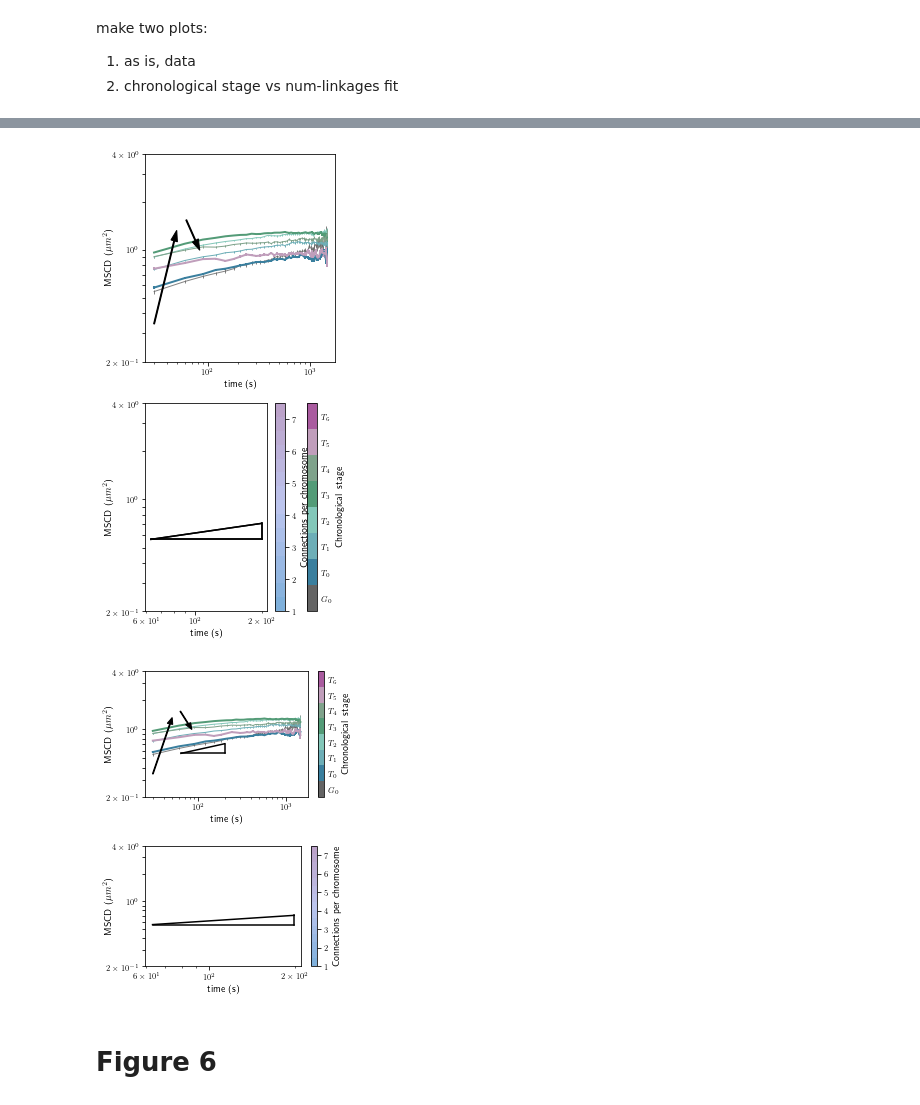
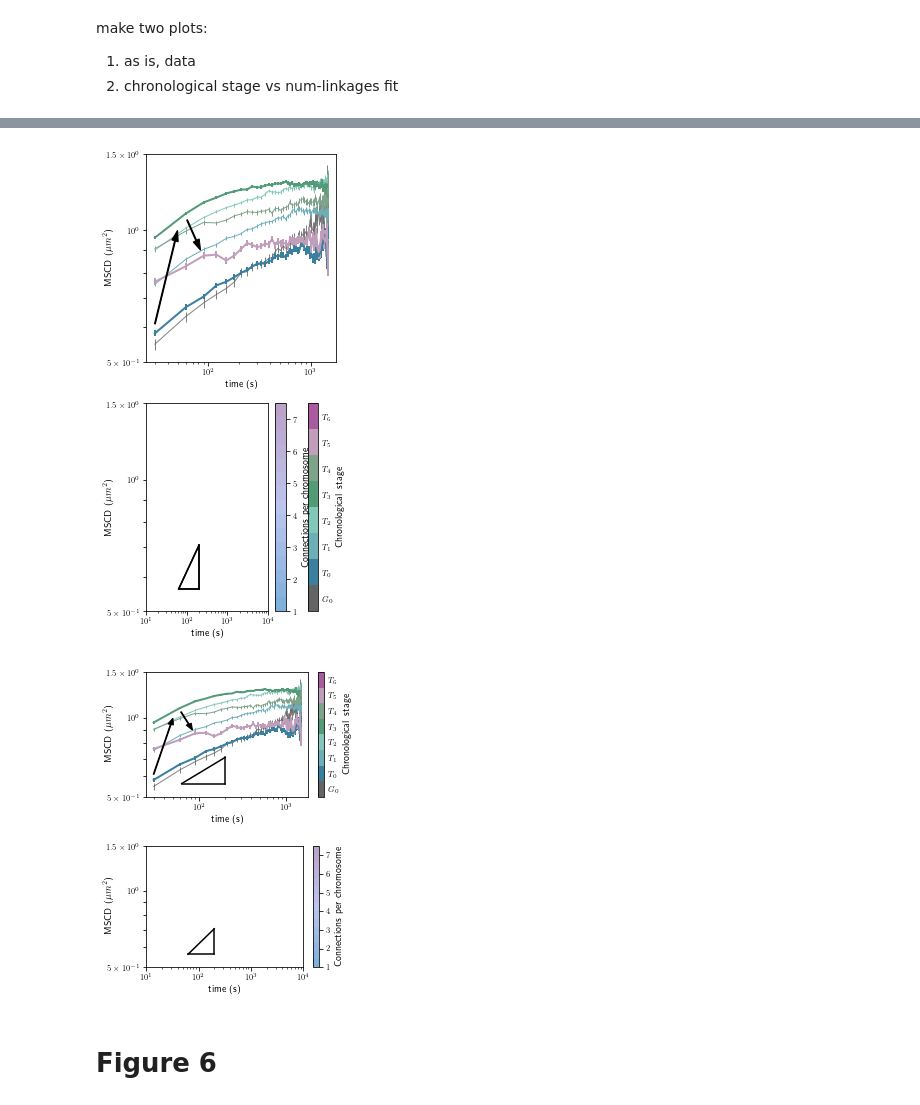
Before and after one commit to brunobeltran/multi_locus_analysis, a Jupyter notebook: doc/source/pnas-figures.ipynb, the cells around one changed output, grey strips where cells are left out. Cells and saved outputs as stored; diff of their text form; code cells hidden in the pictures.

```diff
--- a/doc/source/pnas-figures.ipynb
+++ b/doc/source/pnas-figures.ipynb
@@ -437,7 +444,9 @@ for strain in strains_for_plateau:
     averages = d.groupby('meiosis').apply(average_end_times)
     plateaus[strain] = averages.loc['t0':'t6']
 # %%
-def fig4ac(ax, strain=('URA3', 'WT'), arrows=True):
+ymax = 1.5
+
+def fig5ac(ax, strain=('URA3', 'WT'), arrows=True):
     msds_file = burgess.burgess_dir / Path('msds_dvel_unp.csv')
     if not msds_file.exists():
         burgess.msds.precompute_msds()
@@ -463,7 +472,7 @@ def fig4ac(ax, strain=('URA3', 'WT'), arrows=True):
                                       c=long_listed_cmap(long_cnorm(t)), zorder=zorder,
                                       alpha=alpha, lw=linewidth)
     #     bplt.draw_power_law_triangle(alpha=0.2, x0=[100, 0.5], width=0.7, orientation='down', x0_logscale=False, label=r'$\alpha=0.2$', label_padding=0.02)
-    ax.set_ylim([0.5, 1.5])
+    ax.set_ylim([0.5, ymax])
     ax.set_xlim(ax.get_xlim())  # default is good, but needs stay fixed
 
     ## draw the two arrows
@@ -495,13 +504,13 @@ def fig4ac(ax, strain=('URA3', 'WT'), arrows=True):
 
 
     ## ticks, labels, etc
-    ax.set_yticks([0.5, 0.6, 0.7, 0.8, 0.9, 1, 2])#, [r"$5\times{}10^{-1}$", "$10^0$"])
-    ax.set_yticklabels([r"$5\times{}10^{-1}$", "", "", "", "", "$10^0$", ""])
+    ax.set_yticks([0.5, 0.6, 0.7, 0.8, 0.9, 1, ymax])#, [r"$5\times{}10^{-1}$", "$10^0$"])
+    ax.set_yticklabels([r"$5\times{}10^{-1}$", "", "", "", "", "$10^0$", f"${ymax}" + r"\times{}10^{0}$"])
     ax.set_xlabel('time (s)')
     ax.set_ylabel('MSCD ($\mu{}m^2$)', labelpad=-float(mpl.rcParams['font.size']))
     return ax
 
-def fig4b(ax):
+def fig5b(ax):
     cb = plt.colorbar(sim_sm_continuous, ticks=sim_locator)
     cb.set_label('Connections per chromosome')
     cb.ax.tick_params(axis='both', which='major', labelsize=mpl.rcParams['font.size'])
@@ -509,8 +518,8 @@ def fig4b(ax):
     ax.set_xscale('log')
     ax.set_xlim([10, 10**4])
     ax.set_ylim([0.5, 1.5])
-    ax.set_yticks([0.5, 0.6, 0.7, 0.8, 0.9, 1, 2])#, [r"$5\times{}10^{-1}$", "$10^0$"])
-    ax.set_yticklabels([r"$5\times{}10^{-1}$", "", "", "", "", "$10^0$", r"$2\times{}10^{0}$"])
+    ax.set_yticks([0.5, 0.6, 0.7, 0.8, 0.9, 1, ymax])#, [r"$5\times{}10^{-1}$", "$10^0$"])
+    ax.set_yticklabels([r"$5\times{}10^{-1}$", "", "", "", "", "$10^0$", f"${ymax}" + r"\times{}10^{0}$"])
 #     ax.set_ylim([0.2, 3.5])
 #     ax.set_yticks([0.2, 0.3, 0.4, 0.5, 0.6, 0.7, 0.8, 0.9, 1., 2., 3.])
 #     ax.set_yticklabels([r"$2\times{}10^{-1}$", "", "", "", "","","","", "$10^0$", "", ""])
@@ -551,21 +560,21 @@ bplt.make_at_aspect(
 # %%
-def fig4a_with_triangle(ax):
-    fig4ac(ax, strain=('URA3', 'WT'))
+def fig5a_with_triangle(ax):
+    fig5ac(ax, strain=('URA3', 'WT'))
     bplt.draw_power_law_triangle(0.2, (1.8, -0.25), 0.5, orientation='down', ax=ax)
     return ax
-def figb_with_triangle(ax):
-    fig4b(ax)
+def fig5b_with_triangle(ax):
+    fig5b(ax)
     bplt.draw_power_law_triangle(0.2, (1.8, -0.25), 0.5, orientation='down', ax=ax)
     return ax
 bplt.make_at_aspect(
-        [fig4a_with_triangle, figb_with_triangle],
+        [fig5a_with_triangle, fig5b_with_triangle],
         [1/golden_ratio, 1/golden_ratio], col_width,
         tight_width='bbox', hspace=0.15, halign=['full', 'full'],
         is_ratio=True)
-plt.savefig('/home/bbeltr1/Documents/work/ajspakow/burgess/figures/2020-09-15-full-remake/Figure4ab_with_triangle.svg')
+plt.savefig('/home/bbeltr1/developer/multi_locus_analysis/doc/source/pnas_data/Fig5ab.svg')
 # %% [output]
-[figure, old version]
+[figure, new version]
-[figure, old version]
+[figure, new version]
 # %% [markdown]
 # Figure 6
 # %%
```
Also changed, not shown: parts of 16 cells of this notebook.
